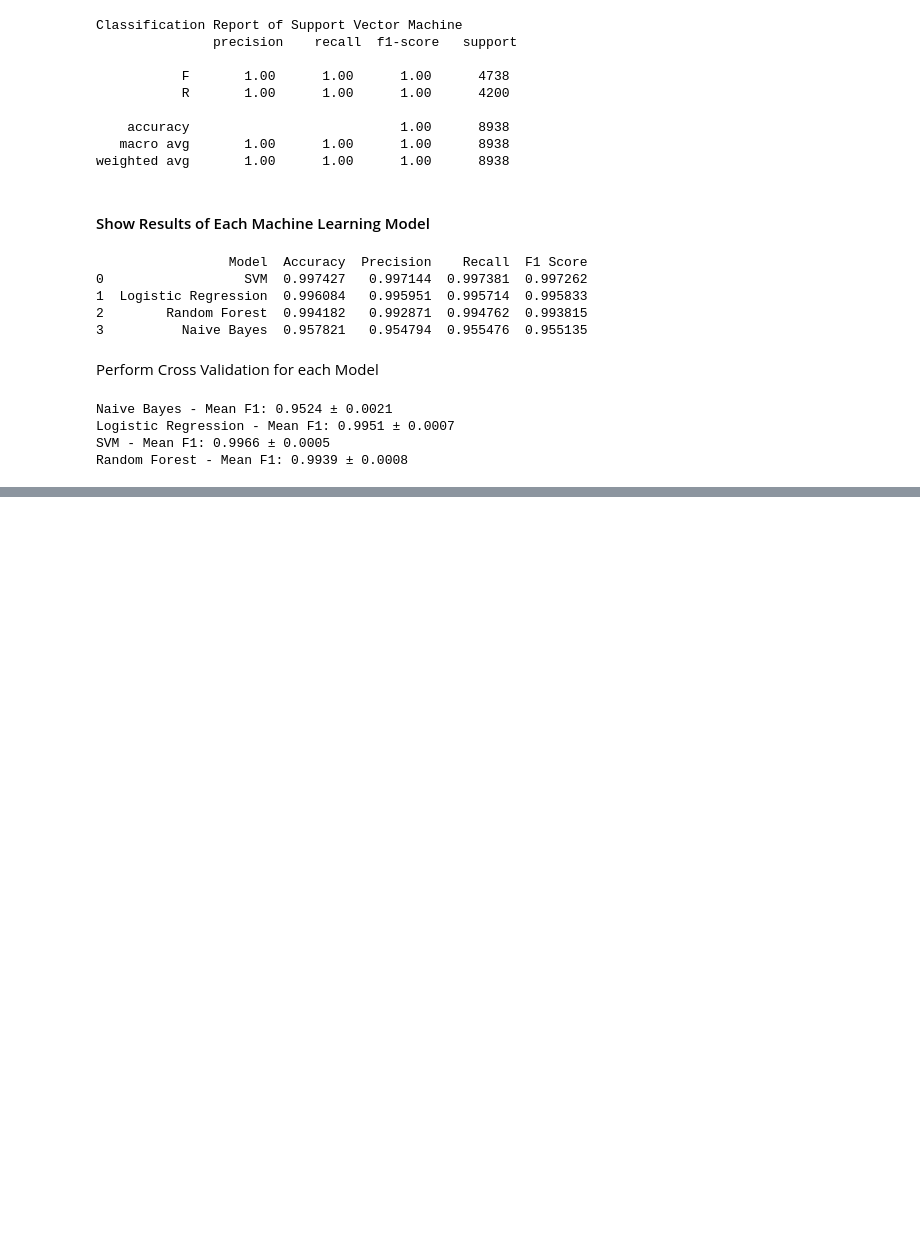
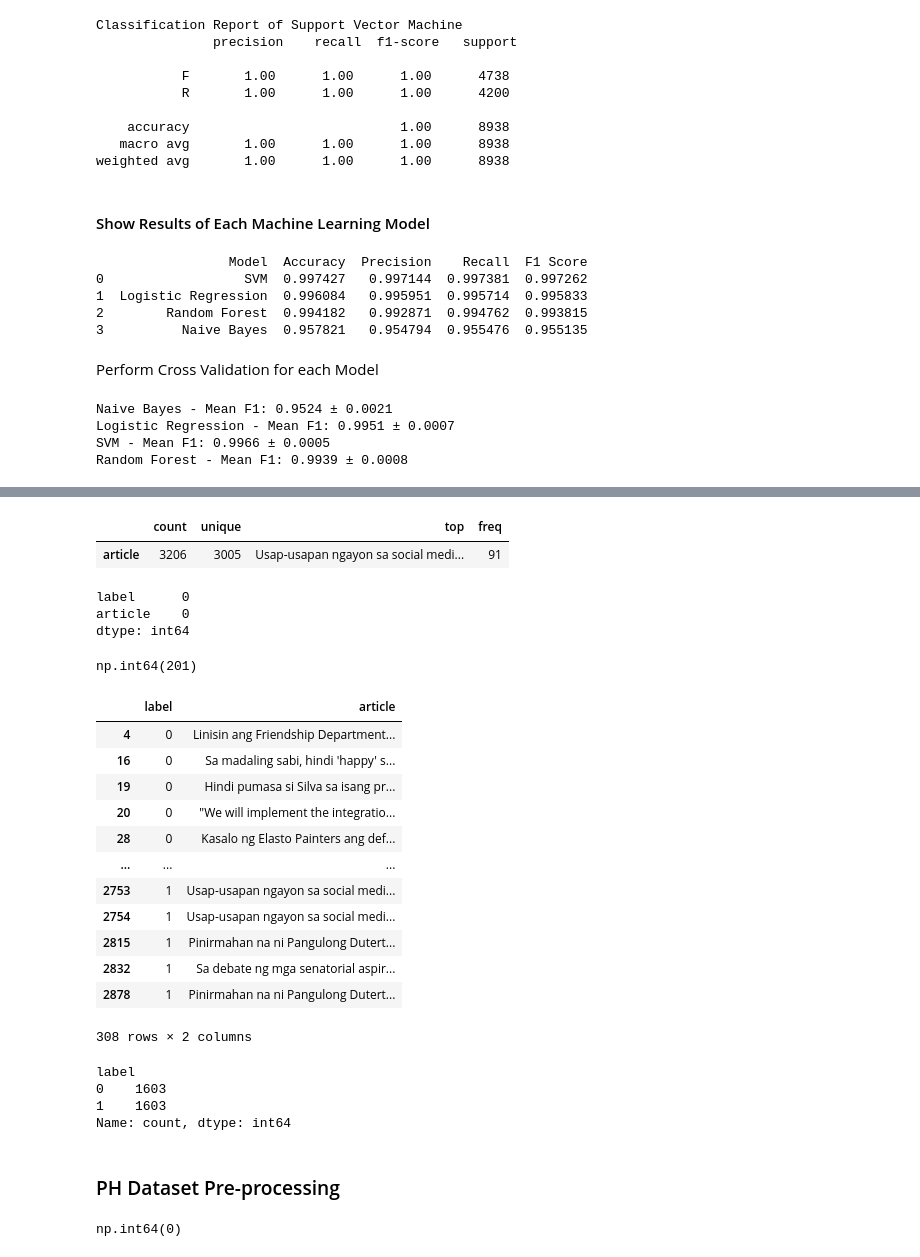
Before and after one commit to xRomory/CCMACLRL_COM231ML_PROJECT, a Jupyter notebook: fake_news/fake_news_detection.ipynb, the cells around one changed output, grey strips where cells are left out. Saved outputs shown, nothing was run; the diff lists cells and outputs as text; code cells hidden in the pictures; blank space fills up the shorter version.

Commit message:
Use Trained Model to PH News Datasets

```diff
--- a/fake_news/fake_news_detection.ipynb
+++ b/fake_news/fake_news_detection.ipynb
@@ -909,0 +914,5 @@ Random Forest - Mean F1: 0.9939 ± 0.0008
+# %%
+ph_url = "https://github.com/xRomory/CCMACLRL_COM231ML_PROJECT/blob/main/fake_news/datasets/filipino_news.csv?raw=true"
+ph_data = pd.read_csv(ph_url)
+
+ph_data.head()
@@ -909,0 +944,50 @@ Random Forest - Mean F1: 0.9939 ± 0.0008
+# %%
+ph_data.describe(include=["object"]).T
+# %% [output]
+|  | count | unique | top | freq |
+| article | 3206 | 3005 | Usap-usapan ngayon sa social medi... | 91 |
+# %%
+# Check for missing values
+ph_data.isna().sum()
+# %% [output]
+label      0
+article    0
+dtype: int64
+# %%
+# Check for duplicated values
+ph_data.duplicated().sum()
+# %% [output]
+np.int64(201)
+# %%
+# See all instaces of duplicated rows
+ph_data[ph_data.duplicated(keep=False)]
+# %% [output]
+|  | label | article |
+| 4 | 0 | Linisin ang Friendship Department... |
+| 16 | 0 | Sa madaling sabi, hindi 'happy' s... |
+| 19 | 0 | Hindi pumasa si Silva sa isang pr... |
+| 20 | 0 | "We will implement the integratio... |
+| 28 | 0 | Kasalo ng Elasto Painters ang def... |
+| ... | ... | ... |
+| 2753 | 1 | Usap-usapan ngayon sa social medi... |
+| 2754 | 1 | Usap-usapan ngayon sa social medi... |
+| 2815 | 1 | Pinirmahan na ni Pangulong Dutert... |
+| 2832 | 1 | Sa debate ng mga senatorial aspir... |
+| 2878 | 1 | Pinirmahan na ni Pangulong Dutert... |
+308 rows × 2 columns
+# %%
+# See label class distribution
+ph_data.label.value_counts()
+# %% [output]
+label
+0    1603
+1    1603
+Name: count, dtype: int64
+# %% [markdown]
+### PH Dataset Pre-processing
+# %%
+# Drop the duplicated values
+ph_data.drop_duplicates(inplace=True)
+ph_data.duplicated().sum()
+# %% [output]
+np.int64(0)
```
Also changed, not shown: parts of 16 cells of this notebook.
